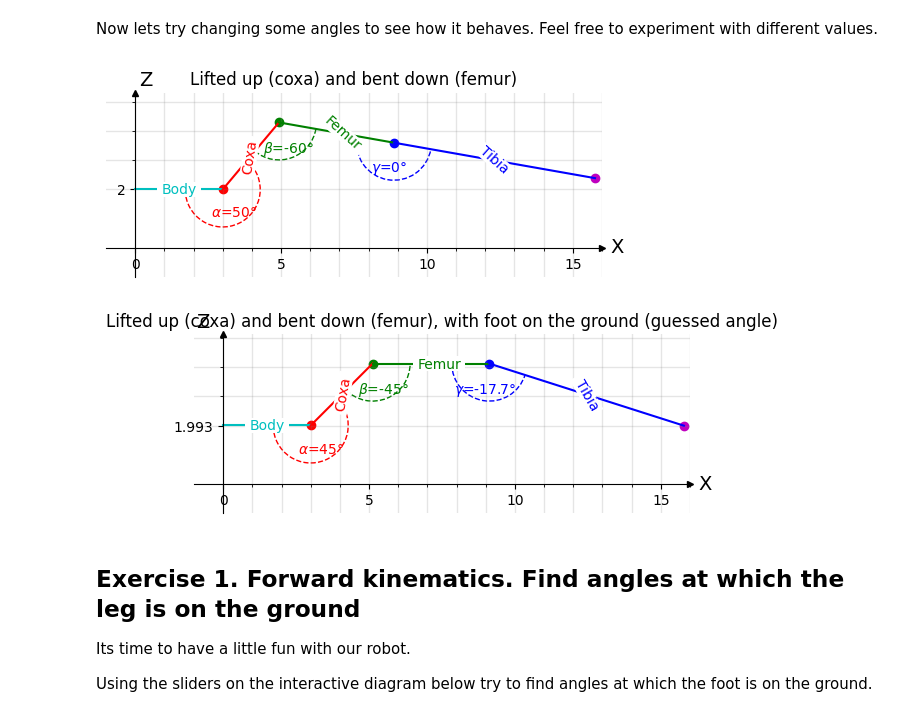
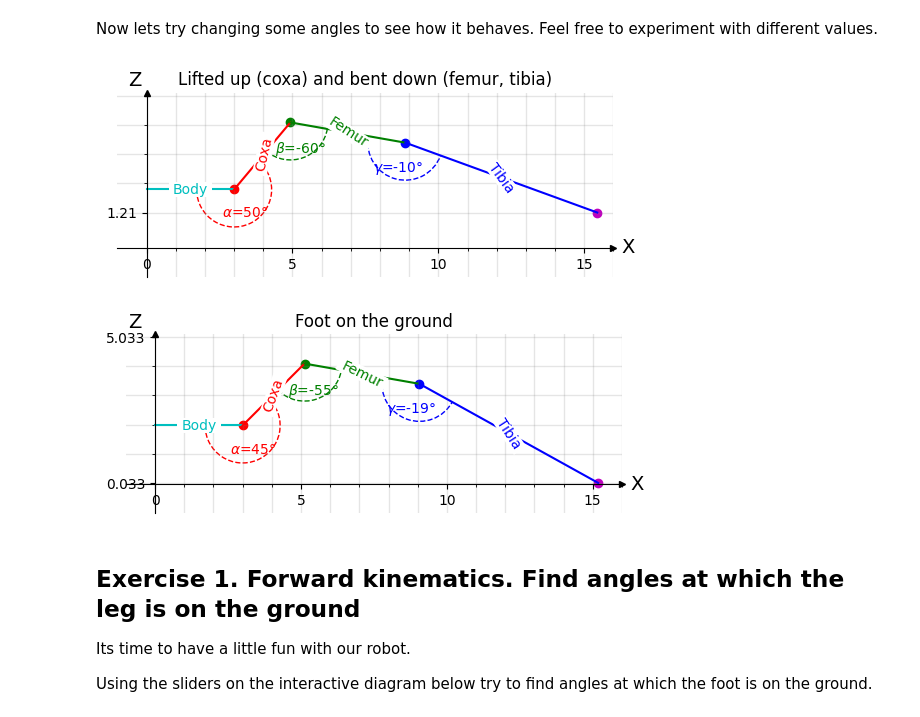
Before and after one commit to Dr-QP/Dr.QP, a Jupyter notebook: packages/runtime/drqp_brain/notebooks/getting_started_with_robot_ik.ipynb, the cells around one changed output. Cells and saved outputs as stored; diff of their text form; code cells hidden in the pictures.

Commit message:
fix render of foot down attempt to implement fix for angle drawing, doesn't work well yet

```diff
--- a/packages/runtime/drqp_brain/notebooks/getting_started_with_robot_ik.ipynb
+++ b/packages/runtime/drqp_brain/notebooks/getting_started_with_robot_ik.ipynb
@@ -104,19 +104,20 @@ Now lets try changing some angles to see how it behaves. Feel free to experiment
 # %%
 %matplotlib inline
 
-model = forward_kinematics(coxa_length, femur_length, tibia_length, 50, -60, 0)
+model = forward_kinematics(coxa_length, femur_length, tibia_length, 50, -60, -10)
 
-_ = plot_leg_with_points(model, 'Lifted up (coxa) and bent down (femur)')
+_ = plot_leg_with_points(model, 'Lifted up (coxa) and bent down (femur, tibia)')
 # %% [output]
-[figure, old version]
+[figure, new version]
 # %%
 %matplotlib inline
 
-model = forward_kinematics(coxa_length, femur_length, tibia_length, 45, -45, -17.7)
+# Lifted up (coxa) and bent down (femur), with foot on the ground (guessed angle)
+model = forward_kinematics(coxa_length, femur_length, tibia_length, 45, -55, -19)
 
-_ = plot_leg_with_points(model, 'Lifted up (coxa) and bent down (femur), with foot on the ground (guessed angle)')
+_ = plot_leg_with_points(model, 'Foot on the ground')
 # %% [output]
-[figure, old version]
+[figure, new version]
 # %% [markdown]
 ## Exercise 1. Forward kinematics. Find angles at which the leg is on the ground
 
```
Also changed, not shown: 2 other files.
